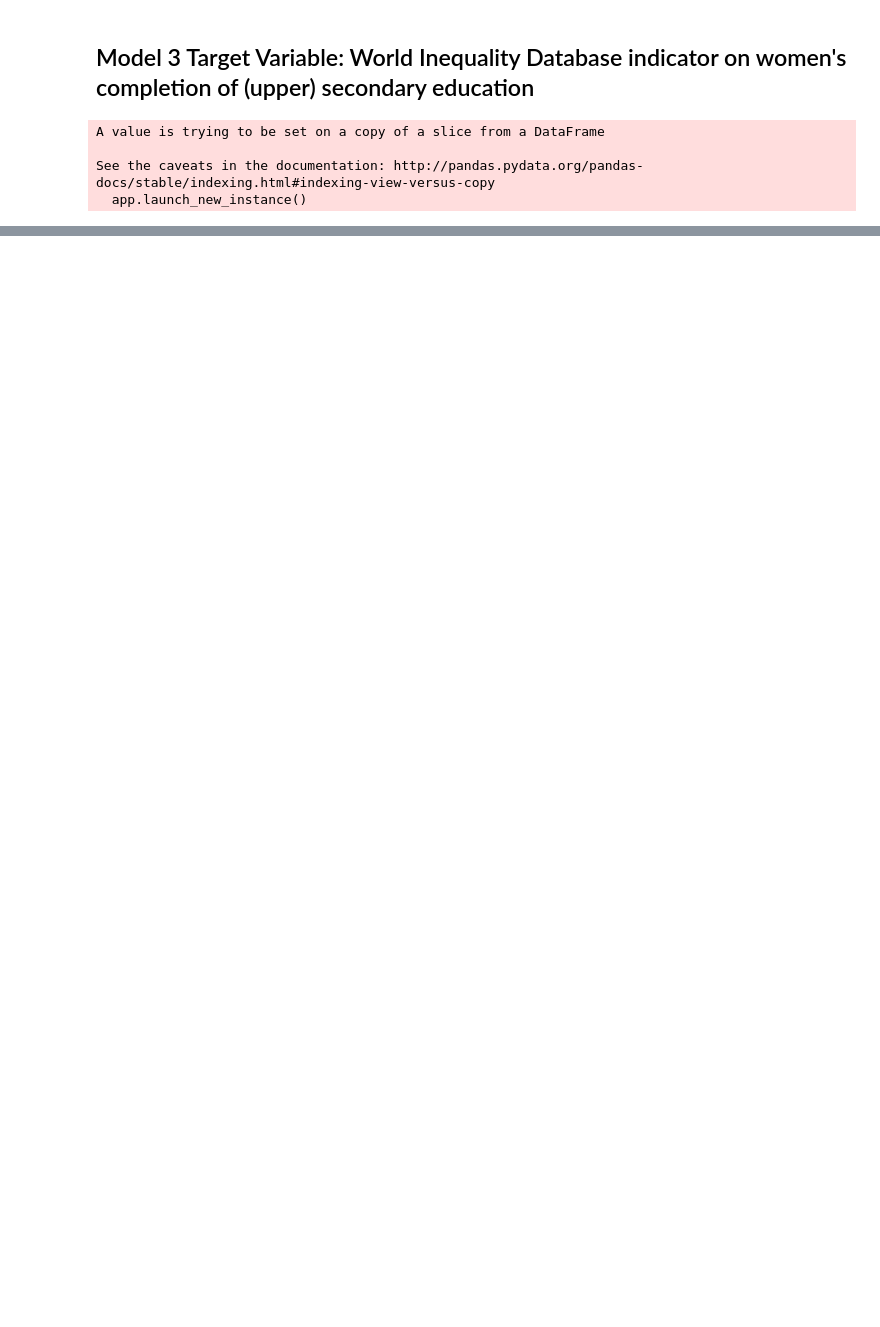
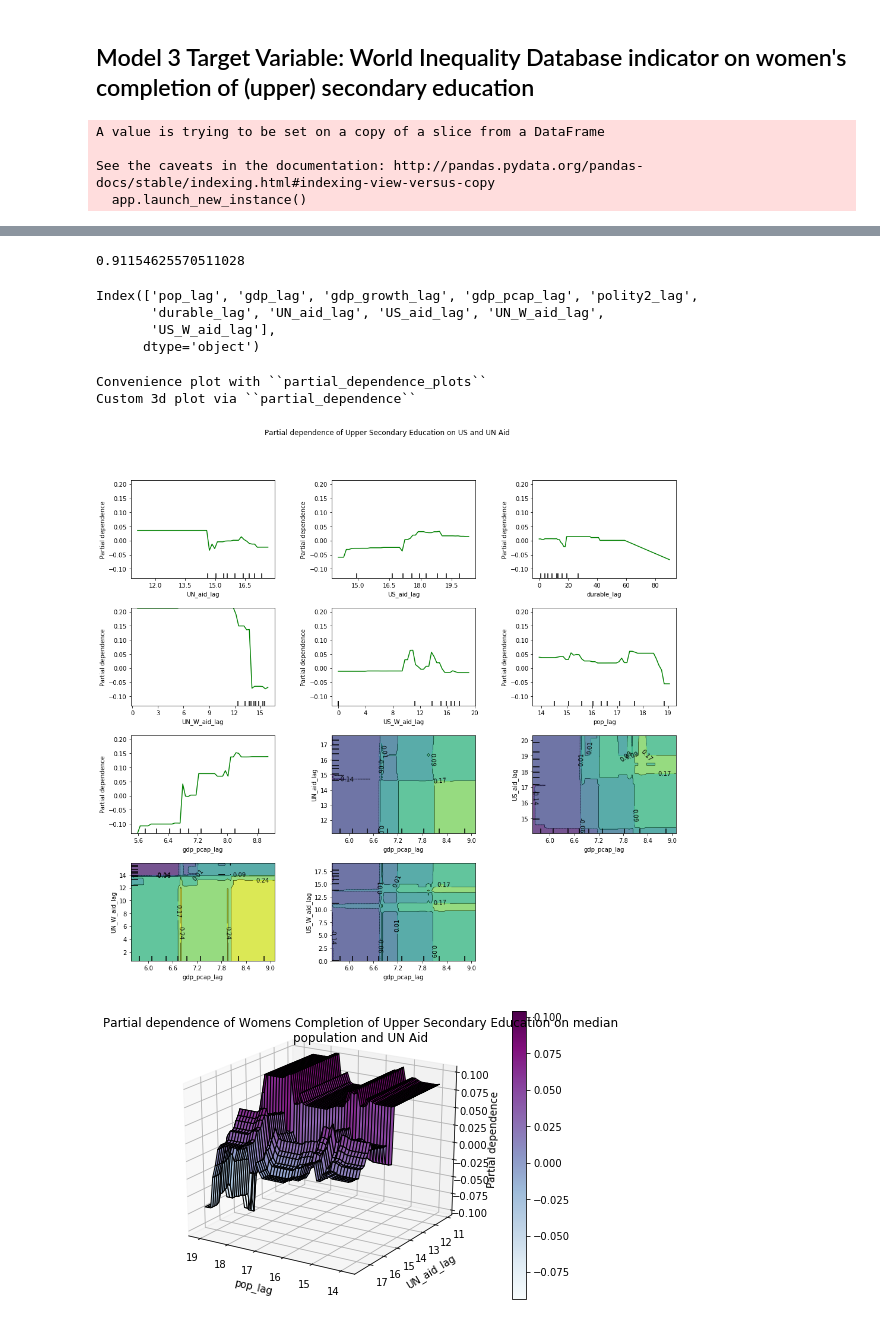
Before and after one commit to nmolivo/Blogs, a Jupyter notebook: 003_HumanitarianAid/00_combine_edu_index.ipynb, the cells around one changed output, grey strips where cells are left out. Saved outputs shown, nothing was run; the diff lists cells and outputs as text; code cells hidden in the pictures; blank space fills up the shorter version.

```diff
--- a/003_HumanitarianAid/00_combine_edu_index.ipynb
+++ b/003_HumanitarianAid/00_combine_edu_index.ipynb
@@ -447,0 +485,5 @@ imp.plot(kind='barh', fontsize=24, figsize=(10,10))
+# %%
+#just on MENA countries
+gbr.score(MENA_X, MENA_y)
+# %% [output]
+0.91154625570511028
@@ -447,0 +499,46 @@ imp.plot(kind='barh', fontsize=24, figsize=(10,10))
+# %%
+names = X_3.columns
+# %%
+X_3.columns
+# %% [output]
+Index(['pop_lag', 'gdp_lag', 'gdp_growth_lag', 'gdp_pcap_lag', 'polity2_lag',
+       'durable_lag', 'UN_aid_lag', 'US_aid_lag', 'UN_W_aid_lag',
+       'US_W_aid_lag'],
+      dtype='object')
+# %%
+print('Convenience plot with ``partial_dependence_plots``')
+
+features = [6, 7, 5, 8, 9, 0, 3, (3, 6),(3,7), (3,8), (3,9)]
+fig, axs = plot_partial_dependence(gbr, X_3, features,
+                                   feature_names=names,
+                                   n_jobs=4, grid_resolution=50, figsize = (15,15))
+fig.suptitle('Partial dependence of Upper Secondary Education on US and UN Aid')
+plt.subplots_adjust(top=.9)  # tight_layout causes overlap with suptitle
+
+print('Custom 3d plot via ``partial_dependence``')
+fig = plt.figure()
+
+target_feature = (0, 6)
+pdp, axes = partial_dependence(gbr, target_feature,
+                               X=X_3, grid_resolution=50)
+XX, YY = np.meshgrid(axes[0], axes[1])
+Z = pdp[0].reshape(list(map(np.size, axes))).T
+ax = Axes3D(fig)
+surf = ax.plot_surface(XX, YY, Z, rstride=1, cstride=1,
+                       cmap=plt.cm.BuPu, edgecolor='k')
+ax.set_xlabel(names[target_feature[0]])
+ax.set_ylabel(names[target_feature[1]])
+ax.set_zlabel('Partial dependence')
+#  pretty init view
+ax.view_init(elev=22, azim=122)
+plt.colorbar(surf)
+plt.suptitle('Partial dependence of Womens Completion of Upper Secondary Education on median\n'
+             'population and UN Aid')
+plt.subplots_adjust(top=0.9)
+
+plt.show()
+# %% [output]
+Convenience plot with ``partial_dependence_plots``
+Custom 3d plot via ``partial_dependence``
+[figure, added]
+[figure, added]
```
Also changed, not shown: parts of 17 cells of this notebook.
